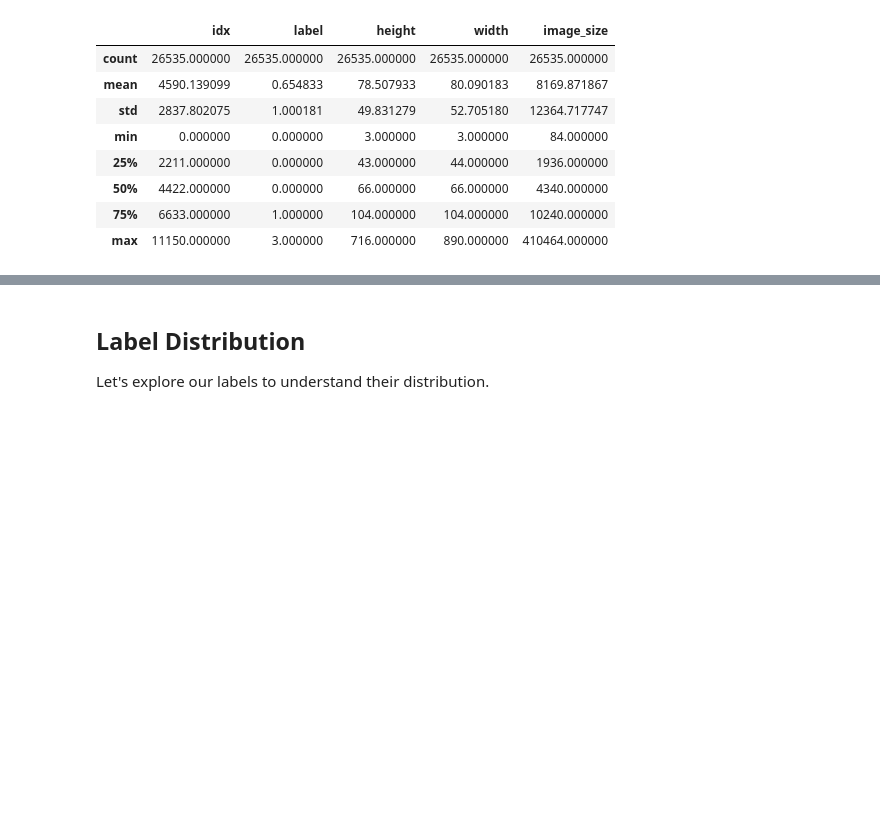
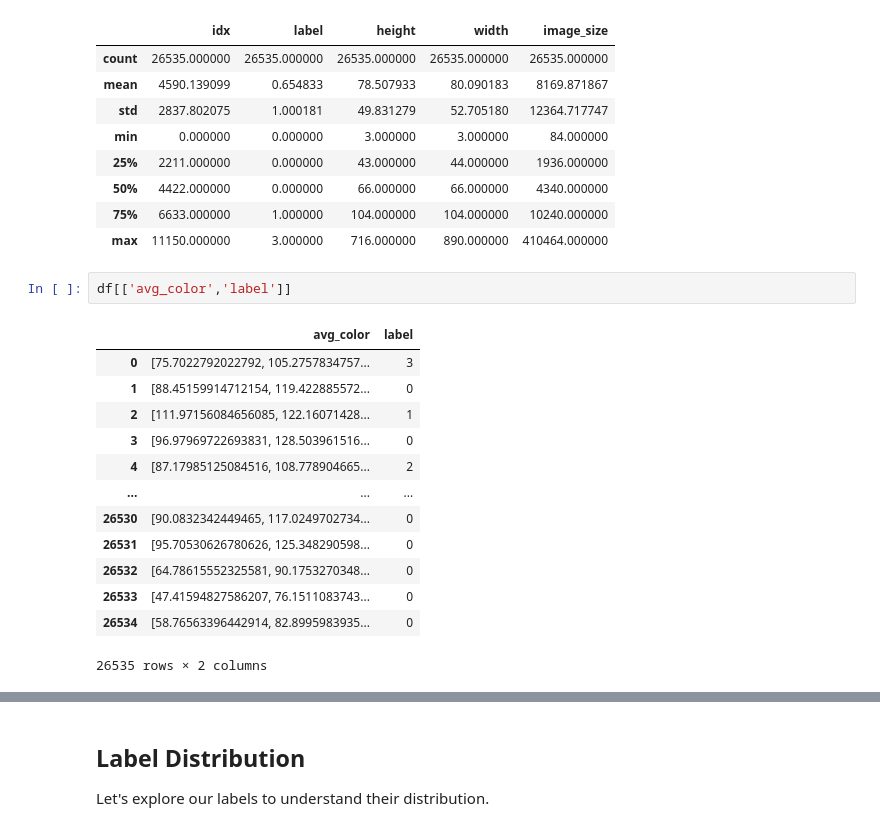
Before and after one commit to fractalclockwork/Data200, a Jupyter notebook: cv-satellite-images/Checkpoint_1_EDA.ipynb, the cells around one changed output, grey strips where cells are left out. Drawn from its saved outputs; the diff is of its cells as text; blank space fills up the shorter version.

```diff
--- a/cv-satellite-images/Checkpoint_1_EDA.ipynb
+++ b/cv-satellite-images/Checkpoint_1_EDA.ipynb
@@ -101,5 +133,21 @@ display(df.describe())
 | 50% | 4422.000000 | 0.000000 | 66.000000 | 66.000000 | 4340.000000 |
 | 75% | 6633.000000 | 1.000000 | 104.000000 | 104.000000 | 10240.000000 |
 | max | 11150.000000 | 3.000000 | 716.000000 | 890.000000 | 410464.000000 |
+# %%
+df[['avg_color','label']]
+# %% [output]
+|  | avg_color | label |
+| 0 | [75.7022792022792, 105.2757834757... | 3 |
+| 1 | [88.45159914712154, 119.422885572... | 0 |
+| 2 | [111.97156084656085, 122.16071428... | 1 |
+| 3 | [96.97969722693831, 128.503961516... | 0 |
+| 4 | [87.17985125084516, 108.778904665... | 2 |
+| ... | ... | ... |
+| 26530 | [90.0832342449465, 117.0249702734... | 0 |
+| 26531 | [95.70530626780626, 125.348290598... | 0 |
+| 26532 | [64.78615552325581, 90.1753270348... | 0 |
+| 26533 | [47.41594827586207, 76.1511083743... | 0 |
+| 26534 | [58.76563396442914, 82.8995983935... | 0 |
+26535 rows × 2 columns
 # %%
 type = ['fire', 'flood', 'hurricane']
```
Also changed, not shown: parts of 19 cells of this notebook, 2 other files.
